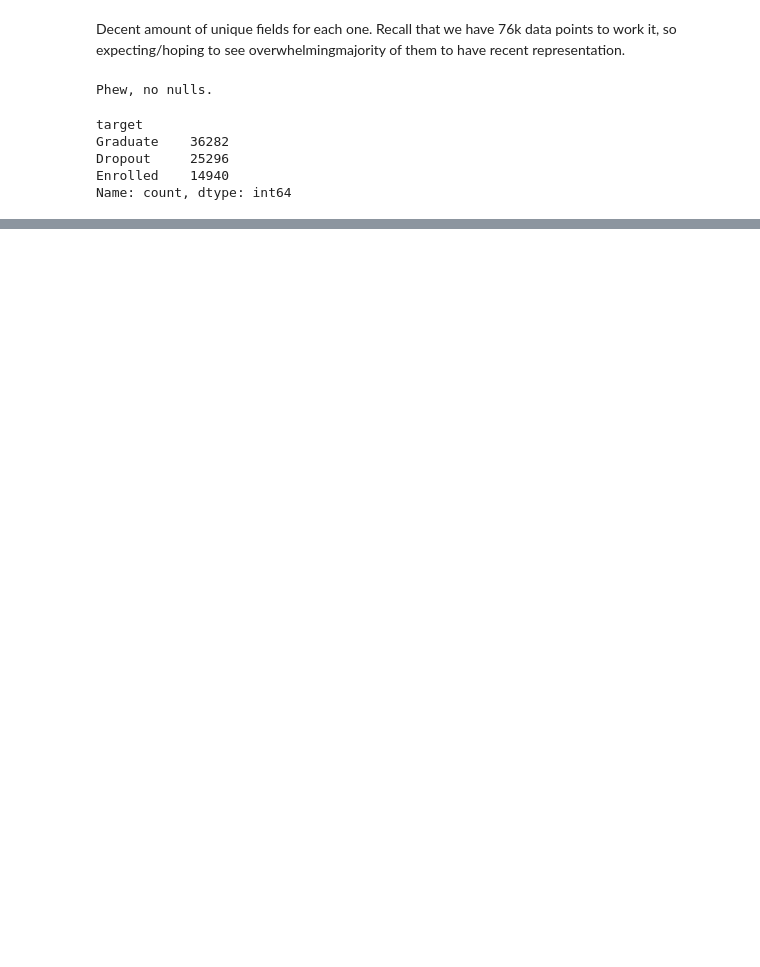
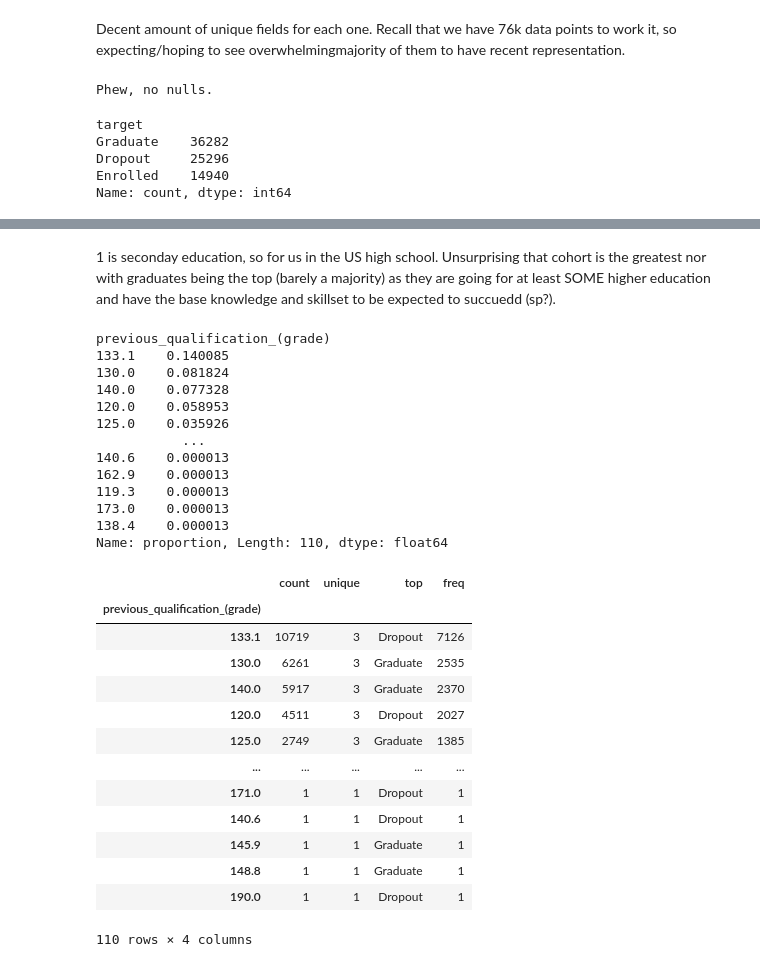
Before and after one commit to bwolff26/academic_success, a Jupyter notebook: code/ceda_i.ipynb, the cells around one changed output, grey strips where cells are left out. Drawn from its saved outputs; the diff is of its cells as text; code cells hidden in the pictures; blank space fills up the shorter version.

```diff
--- a/code/ceda_i.ipynb
+++ b/code/ceda_i.ipynb
@@ -101,0 +250,35 @@ i = 1
+# %% [markdown]
+1 is seconday education, so for us in the US high school. Unsurprising that cohort is the greatest nor with graduates being the top (barely a majority) as they are going for at least SOME higher education and have the base knowledge and skillset to be expected to succuedd (sp?).
+# %%
+i = 7
+print(df[df.columns[i]].value_counts(normalize=True))
+grouped = df.groupby(df.columns[i]).size().sort_values(ascending=False)
+df.groupby(df.columns[i])['target'].describe().loc[grouped.index]
+# %% [output]
+previous_qualification_(grade)
+133.1    0.140085
+130.0    0.081824
+140.0    0.077328
+120.0    0.058953
+125.0    0.035926
+           ...
+140.6    0.000013
+162.9    0.000013
+119.3    0.000013
+173.0    0.000013
+138.4    0.000013
+Name: proportion, Length: 110, dtype: float64
+|  | count | unique | top | freq |
+| previous_qualification_(grade) |  |  |  |  |
+| 133.1 | 10719 | 3 | Dropout | 7126 |
+| 130.0 | 6261 | 3 | Graduate | 2535 |
+| 140.0 | 5917 | 3 | Graduate | 2370 |
+| 120.0 | 4511 | 3 | Dropout | 2027 |
+| 125.0 | 2749 | 3 | Graduate | 1385 |
+| ... | ... | ... | ... | ... |
+| 171.0 | 1 | 1 | Dropout | 1 |
+| 140.6 | 1 | 1 | Dropout | 1 |
+| 145.9 | 1 | 1 | Graduate | 1 |
+| 148.8 | 1 | 1 | Graduate | 1 |
+| 190.0 | 1 | 1 | Dropout | 1 |
+110 rows × 4 columns
```
Also changed, not shown: parts of 23 cells of this notebook.
